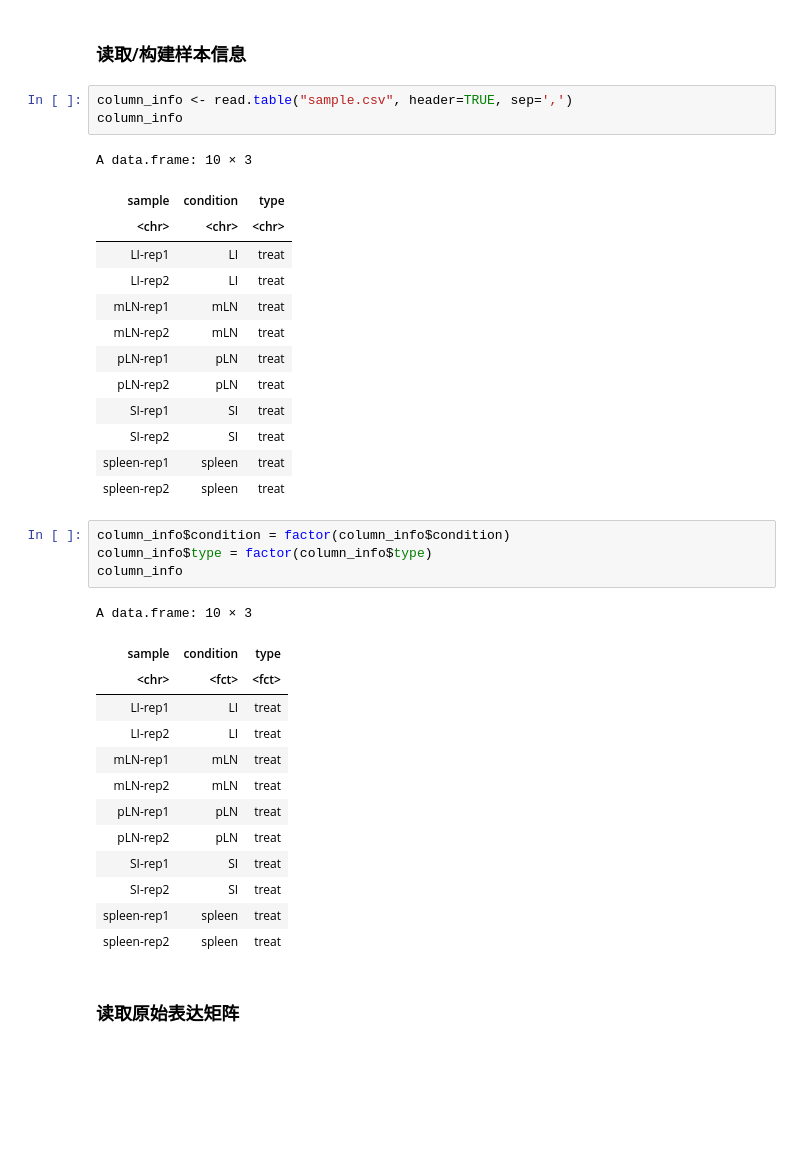
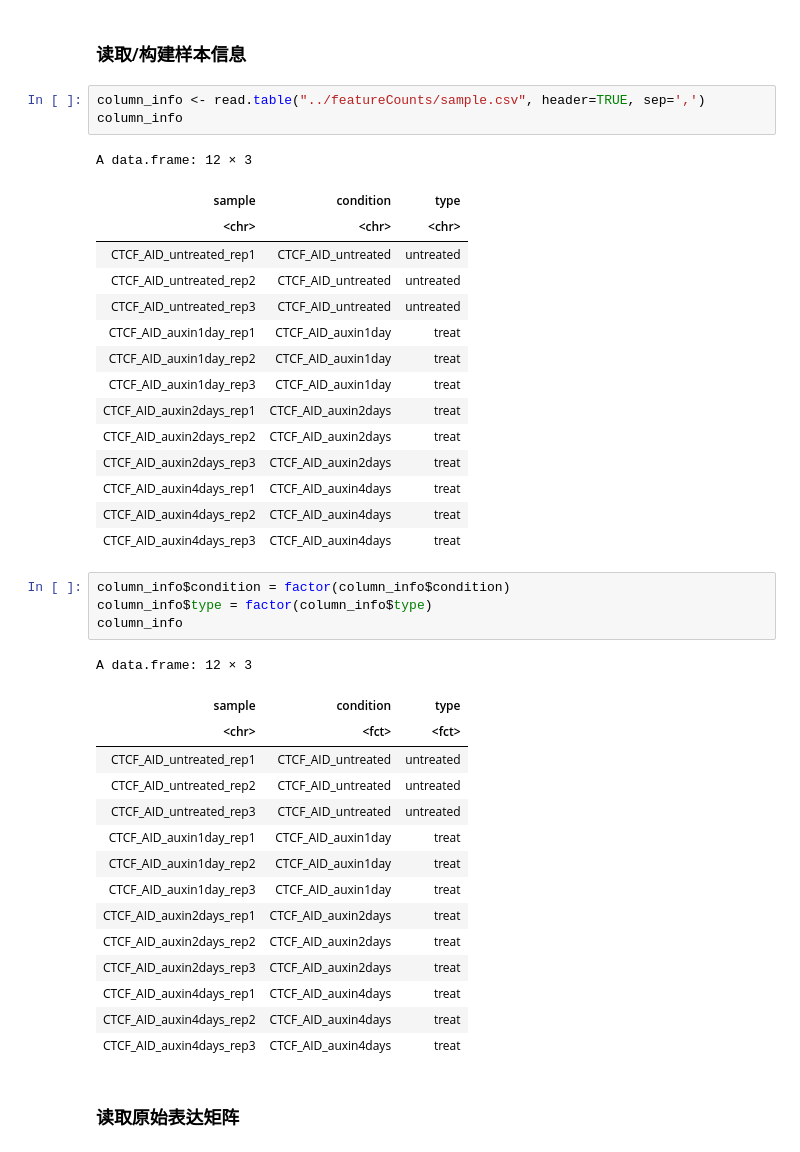
Before and after one commit to hermanzhaozzzz/snakepipes_RNA-seq, a Jupyter notebook: step.04_RNA-seq_analysis.ipynb, the cells around one changed output. Drawn from its saved outputs; the diff is of its cells as text; blank space fills up the shorter version.

```diff
--- a/step.04_RNA-seq_analysis.ipynb
+++ b/step.04_RNA-seq_analysis.ipynb
@@ -44,40 +66,44 @@ https://mp.weixin.qq.com/s/W4K9it5ExtpNhpW9htMBJw
 # %% [markdown]
 ### 读取/构建样本信息
 # %%
-column_info <- read.table("sample.csv", header=TRUE, sep=',')
+column_info <- read.table("../featureCounts/sample.csv", header=TRUE, sep=',')
 column_info
 # %% [output]
-A data.frame: 10 × 3
+A data.frame: 12 × 3
 | sample | condition | type |
 | <chr> | <chr> | <chr> |
-| LI-rep1 | LI | treat |
-| LI-rep2 | LI | treat |
-| mLN-rep1 | mLN | treat |
-| mLN-rep2 | mLN | treat |
-| pLN-rep1 | pLN | treat |
-| pLN-rep2 | pLN | treat |
-| SI-rep1 | SI | treat |
-| SI-rep2 | SI | treat |
-| spleen-rep1 | spleen | treat |
-| spleen-rep2 | spleen | treat |
+| CTCF_AID_untreated_rep1 | CTCF_AID_untreated | untreated |
+| CTCF_AID_untreated_rep2 | CTCF_AID_untreated | untreated |
+| CTCF_AID_untreated_rep3 | CTCF_AID_untreated | untreated |
+| CTCF_AID_auxin1day_rep1 | CTCF_AID_auxin1day | treat |
+| CTCF_AID_auxin1day_rep2 | CTCF_AID_auxin1day | treat |
+| CTCF_AID_auxin1day_rep3 | CTCF_AID_auxin1day | treat |
+| CTCF_AID_auxin2days_rep1 | CTCF_AID_auxin2days | treat |
+| CTCF_AID_auxin2days_rep2 | CTCF_AID_auxin2days | treat |
+| CTCF_AID_auxin2days_rep3 | CTCF_AID_auxin2days | treat |
+| CTCF_AID_auxin4days_rep1 | CTCF_AID_auxin4days | treat |
+| CTCF_AID_auxin4days_rep2 | CTCF_AID_auxin4days | treat |
+| CTCF_AID_auxin4days_rep3 | CTCF_AID_auxin4days | treat |
 # %%
 column_info$condition = factor(column_info$condition)
 column_info$type = factor(column_info$type)
 column_info
 # %% [output]
-A data.frame: 10 × 3
+A data.frame: 12 × 3
 | sample | condition | type |
 | <chr> | <fct> | <fct> |
-| LI-rep1 | LI | treat |
-| LI-rep2 | LI | treat |
-| mLN-rep1 | mLN | treat |
-| mLN-rep2 | mLN | treat |
-| pLN-rep1 | pLN | treat |
-| pLN-rep2 | pLN | treat |
-| SI-rep1 | SI | treat |
-| SI-rep2 | SI | treat |
-| spleen-rep1 | spleen | treat |
-| spleen-rep2 | spleen | treat |
+| CTCF_AID_untreated_rep1 | CTCF_AID_untreated | untreated |
+| CTCF_AID_untreated_rep2 | CTCF_AID_untreated | untreated |
+| CTCF_AID_untreated_rep3 | CTCF_AID_untreated | untreated |
+| CTCF_AID_auxin1day_rep1 | CTCF_AID_auxin1day | treat |
+| CTCF_AID_auxin1day_rep2 | CTCF_AID_auxin1day | treat |
+| CTCF_AID_auxin1day_rep3 | CTCF_AID_auxin1day | treat |
+| CTCF_AID_auxin2days_rep1 | CTCF_AID_auxin2days | treat |
+| CTCF_AID_auxin2days_rep2 | CTCF_AID_auxin2days | treat |
+| CTCF_AID_auxin2days_rep3 | CTCF_AID_auxin2days | treat |
+| CTCF_AID_auxin4days_rep1 | CTCF_AID_auxin4days | treat |
+| CTCF_AID_auxin4days_rep2 | CTCF_AID_auxin4days | treat |
+| CTCF_AID_auxin4days_rep3 | CTCF_AID_auxin4days | treat |
 # %% [markdown]
 ### 读取原始表达矩阵
 # %%
```
Also changed, not shown: parts of 106 cells of this notebook, 4 other files.
